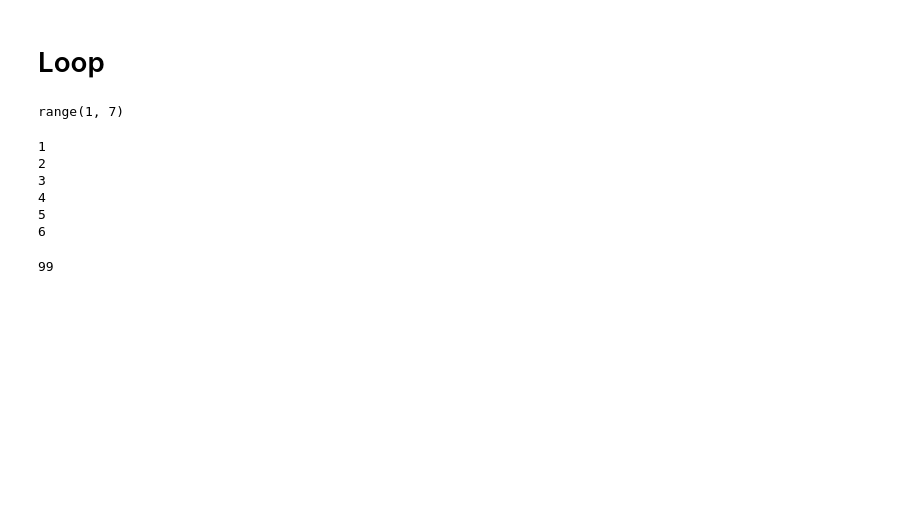
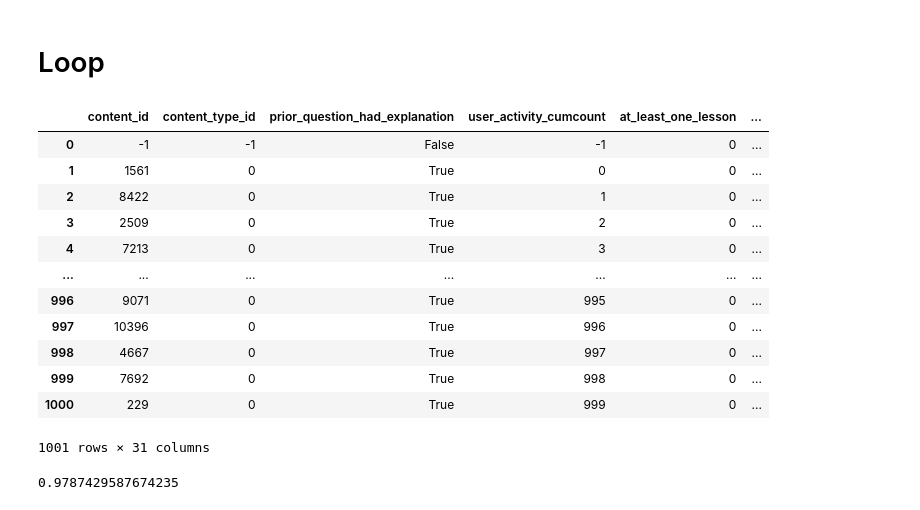
Before and after one commit to YohannD/riiid_final_project, a Jupyter notebook: notebooks/tm_prediction_loop.ipynb, the cells around one changed output. Drawn from its saved outputs; the diff is of its cells as text; code cells hidden in the pictures; blank space fills up the shorter version.

Commit message:
loop_disponible

```diff
--- a/notebooks/tm_prediction_loop.ipynb
+++ b/notebooks/tm_prediction_loop.ipynb
@@ -161,20 +252,40 @@ for i in range(loop_length):
-# %%
-range(1,7)
-# %% [output]
-range(1, 7)
-# %%
-for i in range(1,7):
-    print(i)
-# %% [output]
-1
-2
-3
-4
-5
-6
-# %%
-i=9
-vars()[f'machin{i}']=99
-machin9
-# %% [output]
-99
+# %%
+import random
+
+### Initialize the user to None or starting level ###
+user_history=None
+
+for i in range(loop_length):
+    ### CHOIX DE LA QUESTION ###
+    if question_selection_strategy=='random':
+        next_question_id=random.choice(qstats.content_id.to_list())
+
+
+    user_history=user_history_update(0,
+                                     next_question_id,
+                                     qstats,
+                                     user_history,
+                                     prior_question_had_explanation=random.uniform(0, 1)>0.1)
+
+    ### PREDICTION ###
+    user_history.iloc[-1,-1]\
+        = my_pipeline.predict_proba(user_history[pipeline_features_list.feature.to_list()].iloc[-2:-1])[0,1]
+user_history
+# %% [output]
+|  | content_id | content_type_id | prior_question_had_explanation | user_activity_cumcount | at_least_one_lesson | ... |
+| 0 | -1 | -1 | False | -1 | 0 | ... |
+| 1 | 1561 | 0 | True | 0 | 0 | ... |
+| 2 | 8422 | 0 | True | 1 | 0 | ... |
+| 3 | 2509 | 0 | True | 2 | 0 | ... |
+| 4 | 7213 | 0 | True | 3 | 0 | ... |
+| ... | ... | ... | ... | ... | ... | ... |
+| 996 | 9071 | 0 | True | 995 | 0 | ... |
+| 997 | 10396 | 0 | True | 996 | 0 | ... |
+| 998 | 4667 | 0 | True | 997 | 0 | ... |
+| 999 | 7692 | 0 | True | 998 | 0 | ... |
+| 1000 | 229 | 0 | True | 999 | 0 | ... |
+1001 rows × 31 columns
+# %%
+my_pipeline.predict_proba(user_history[pipeline_features_list.feature.to_list()].iloc[-2:-1])[0,1]
+# %% [output]
+0.9787429587674235
```
Also changed, not shown: parts of 9 cells of this notebook.
